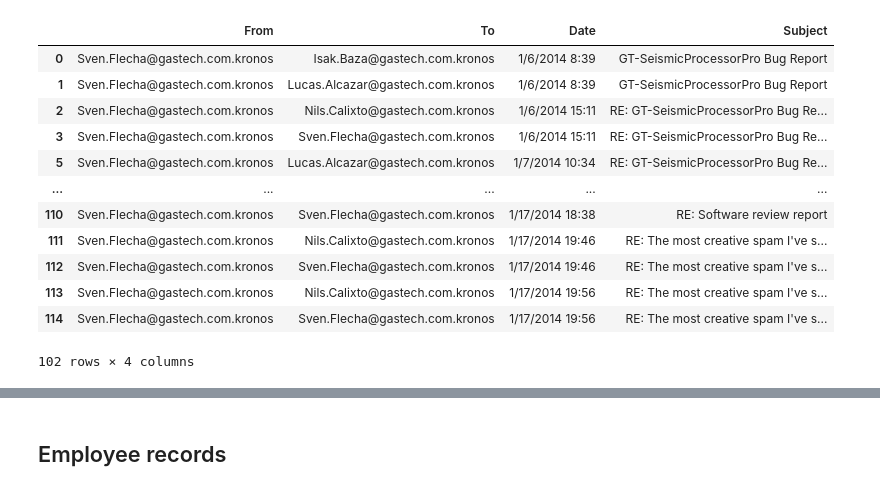
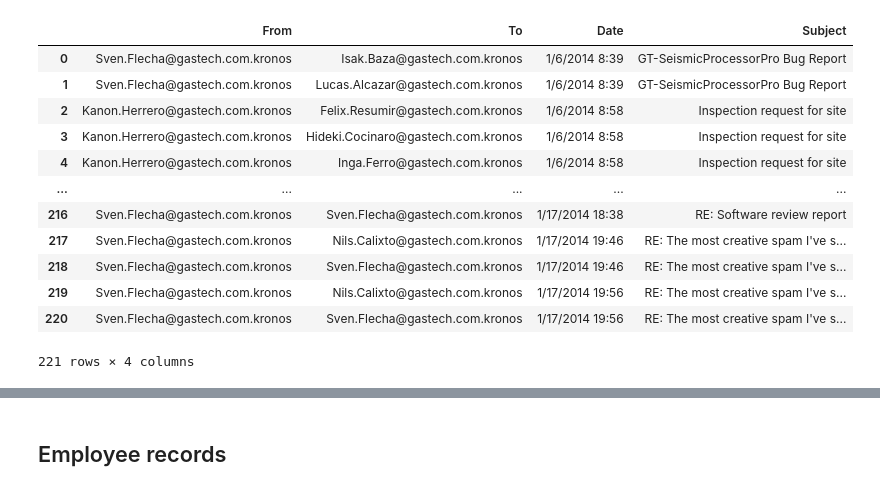
Before and after one commit to adiljahouh/VisualAnal, a Jupyter notebook: Analysis.ipynb, the cells around one changed output, grey strips where cells are left out. Cells and saved outputs as stored; diff of their text form; code cells hidden in the pictures.

```diff
--- a/Analysis.ipynb
+++ b/Analysis.ipynb
@@ -30,22 +30,19 @@ array(['Isak.Baza@gastech.com.kronos, Lucas.Alcazar@gastech.com.kronos',
 # %%
 listifiedEmailData = emailData.assign(To=emailData.To.str.split(','))
 explodedEmailData = listifiedEmailData.explode('To').reset_index(drop=True)
-removedCycle = explodedEmailData[explodedEmailData['From'] != explodedEmailData['To']]
-removedCycle
-# make seperate rows (Expand)
-# save this dataframe (a lot of rows) because useful for topics
-# then sum per person person pair (Weight)
+explodedEmailData['To'] = explodedEmailData['To'].str.strip()
+explodedEmailData
 # %% [output]
 |  | From | To | Date | Subject |
 | 0 | Sven.Flecha@gastech.com.kronos | Isak.Baza@gastech.com.kronos | 1/6/2014 8:39 | GT-SeismicProcessorPro Bug Report |
 | 1 | Sven.Flecha@gastech.com.kronos | Lucas.Alcazar@gastech.com.kronos | 1/6/2014 8:39 | GT-SeismicProcessorPro Bug Report |
-| 2 | Sven.Flecha@gastech.com.kronos | Nils.Calixto@gastech.com.kronos | 1/6/2014 15:11 | RE: GT-SeismicProcessorPro Bug Re... |
-| 3 | Sven.Flecha@gastech.com.kronos | Sven.Flecha@gastech.com.kronos | 1/6/2014 15:11 | RE: GT-SeismicProcessorPro Bug Re... |
-| 5 | Sven.Flecha@gastech.com.kronos | Lucas.Alcazar@gastech.com.kronos | 1/7/2014 10:34 | RE: GT-SeismicProcessorPro Bug Re... |
+| 2 | Kanon.Herrero@gastech.com.kronos | Felix.Resumir@gastech.com.kronos | 1/6/2014 8:58 | Inspection request for site |
+| 3 | Kanon.Herrero@gastech.com.kronos | Hideki.Cocinaro@gastech.com.kronos | 1/6/2014 8:58 | Inspection request for site |
+| 4 | Kanon.Herrero@gastech.com.kronos | Inga.Ferro@gastech.com.kronos | 1/6/2014 8:58 | Inspection request for site |
 | ... | ... | ... | ... | ... |
-| 110 | Sven.Flecha@gastech.com.kronos | Sven.Flecha@gastech.com.kronos | 1/17/2014 18:38 | RE: Software review report |
-| 111 | Sven.Flecha@gastech.com.kronos | Nils.Calixto@gastech.com.kronos | 1/17/2014 19:46 | RE: The most creative spam I've s... |
-| 112 | Sven.Flecha@gastech.com.kronos | Sven.Flecha@gastech.com.kronos | 1/17/2014 19:46 | RE: The most creative spam I've s... |
-| 113 | Sven.Flecha@gastech.com.kronos | Nils.Calixto@gastech.com.kronos | 1/17/2014 19:56 | RE: The most creative spam I've s... |
-| 114 | Sven.Flecha@gastech.com.kronos | Sven.Flecha@gastech.com.kronos | 1/17/2014 19:56 | RE: The most creative spam I've s... |
+| 216 | Sven.Flecha@gastech.com.kronos | Sven.Flecha@gastech.com.kronos | 1/17/2014 18:38 | RE: Software review report |
+| 217 | Sven.Flecha@gastech.com.kronos | Nils.Calixto@gastech.com.kronos | 1/17/2014 19:46 | RE: The most creative spam I've s... |
+| 218 | Sven.Flecha@gastech.com.kronos | Sven.Flecha@gastech.com.kronos | 1/17/2014 19:46 | RE: The most creative spam I've s... |
+| 219 | Sven.Flecha@gastech.com.kronos | Nils.Calixto@gastech.com.kronos | 1/17/2014 19:56 | RE: The most creative spam I've s... |
+| 220 | Sven.Flecha@gastech.com.kronos | Sven.Flecha@gastech.com.kronos | 1/17/2014 19:56 | RE: The most creative spam I've s... |
-102 rows × 4 columns
+221 rows × 4 columns
```
Also changed, not shown: parts of 4 cells of this notebook, 1 other file.
